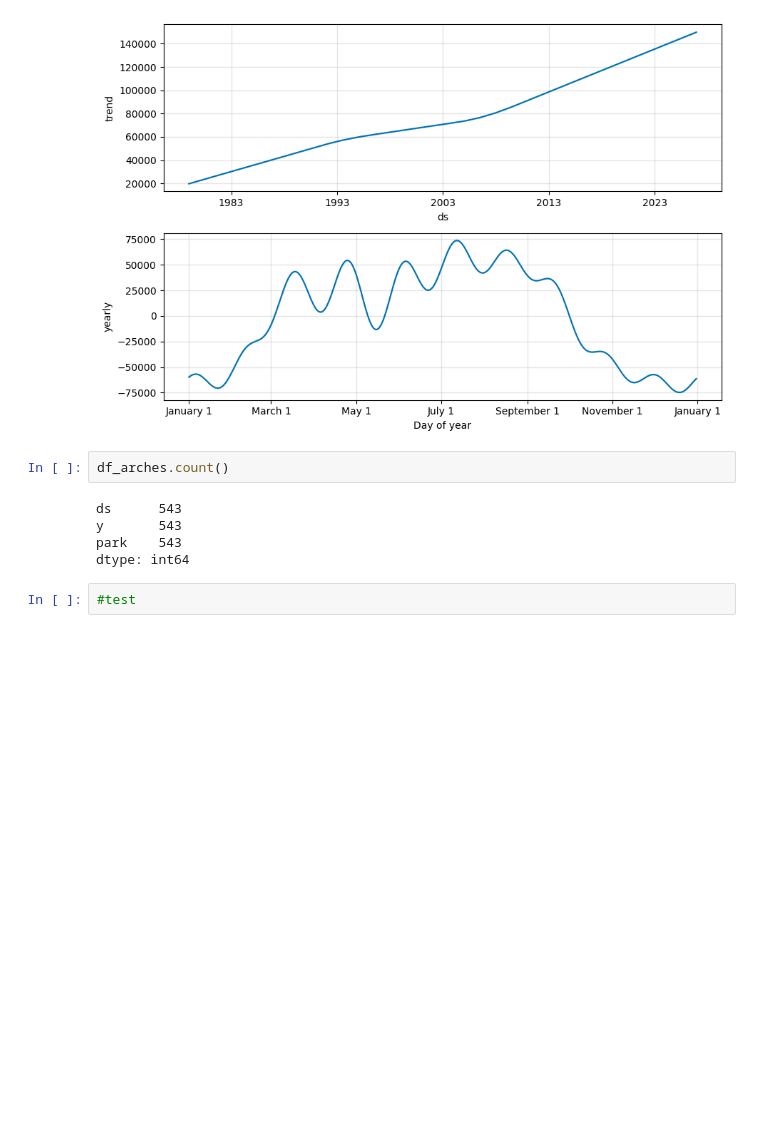
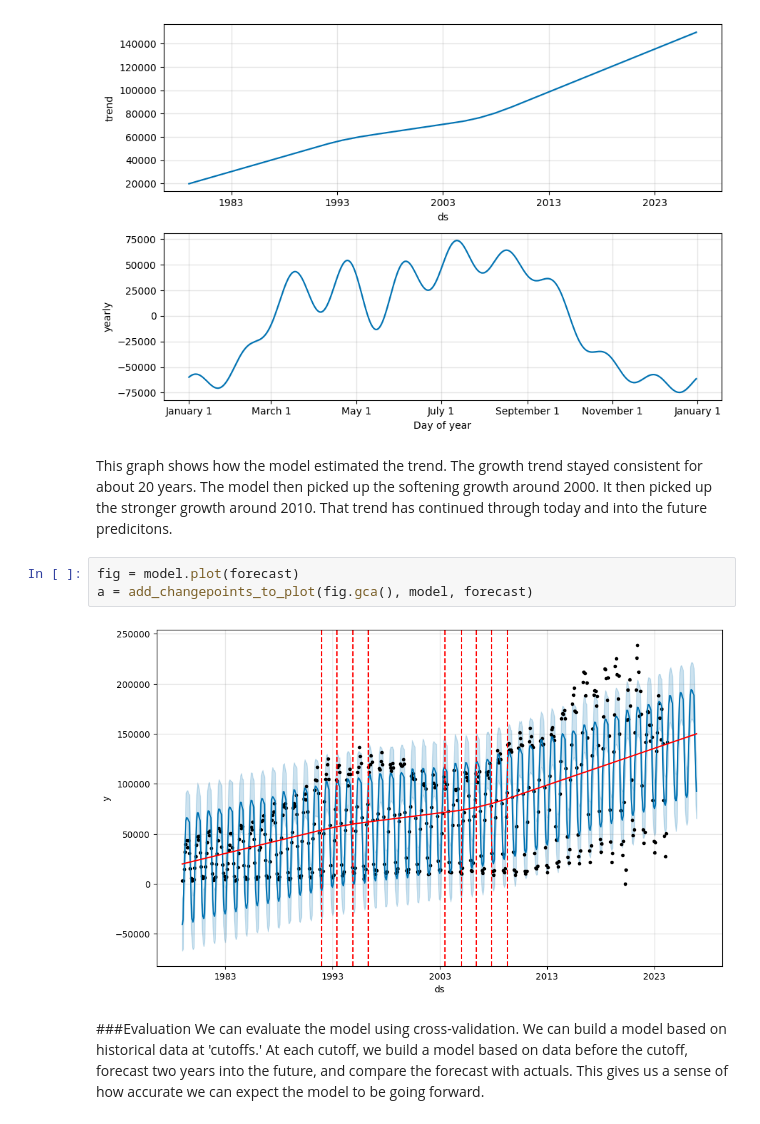
Before and after one commit to rgbuckley/utah_nps_visitation, a Jupyter notebook: Prophet.ipynb, the cells around one changed output. Saved outputs shown, nothing was run; the diff lists cells and outputs as text; blank space fills up the shorter version.

Commit message:
add evaluation

```diff
--- a/Prophet.ipynb
+++ b/Prophet.ipynb
@@ -365,12 +371,13 @@ Here we can see the model picked up the linerar trend of growing visitors. It al
 plt = model.plot_components(forecast)
 # %% [output]
 [figure]
-# %%
-df_arches.count()
-# %% [output]
-ds      543
-y       543
-park    543
-dtype: int64
-# %%
-#test
+# %% [markdown]
+This graph shows how the model estimated the trend. The growth trend stayed consistent for about 20 years. The model then picked up the softening growth around 2000. It then picked up the stronger growth around 2010. That trend has continued through today and into the future predicitons.
+# %%
+fig = model.plot(forecast)
+a = add_changepoints_to_plot(fig.gca(), model, forecast)
+# %% [output]
+[figure, added]
+# %% [markdown]
+###Evaluation
+We can evaluate the model using cross-validation. We can build a model based on historical data at 'cutoffs.' At each cutoff, we build a model based on data before the cutoff, forecast two years into the future, and compare the forecast with actuals. This gives us a sense of how accurate we can expect the model to be going forward.
```
Also changed, not shown: parts of 13 cells of this notebook.
